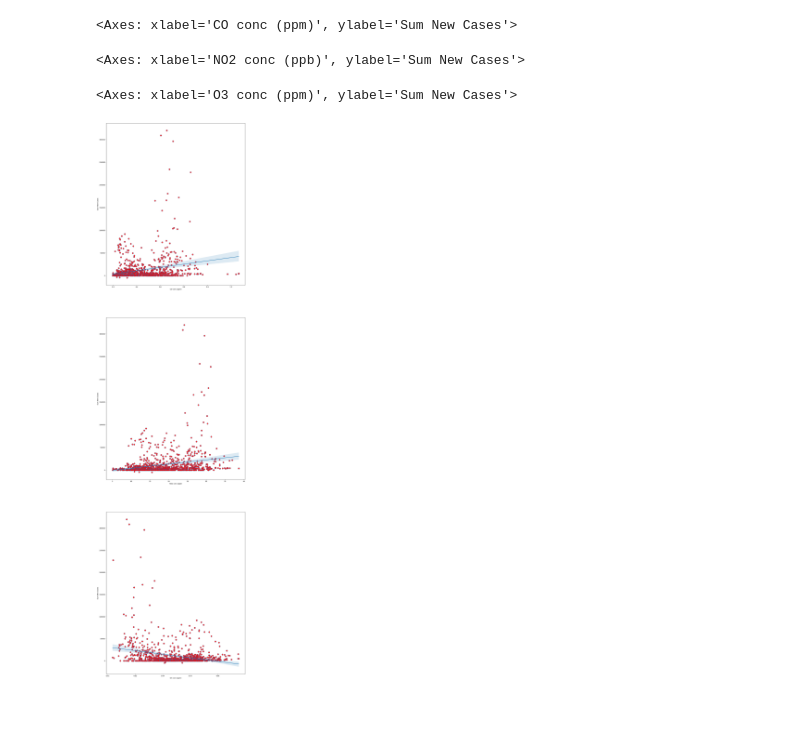
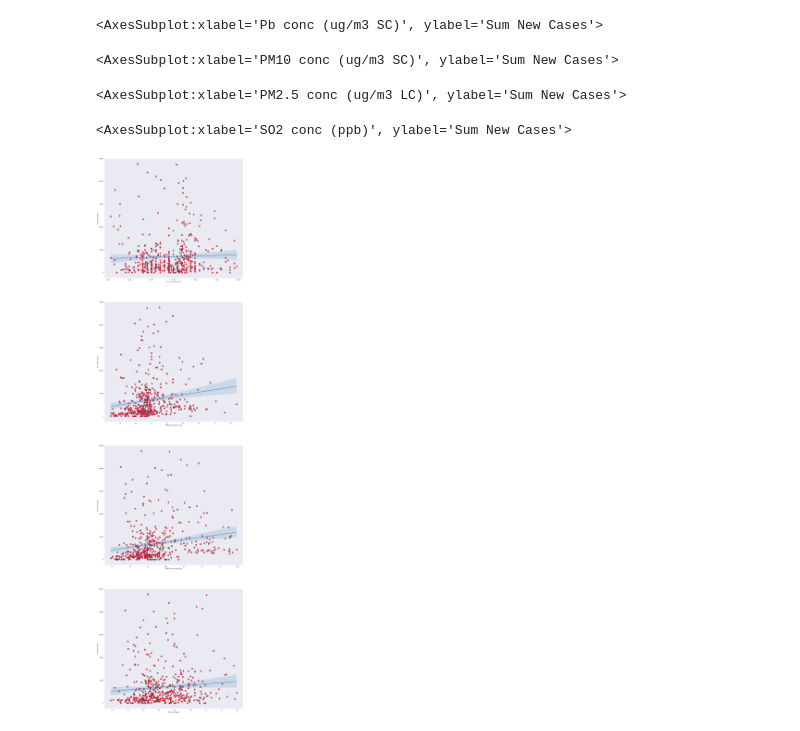
Before and after one commit to YSHebron/cs180-final-project, a Jupyter notebook: cs180-fp-2.ipynb, the cells around one changed output. Drawn from its saved outputs; the diff is of its cells as text; code cells hidden in the pictures.

Commit message:
feat: dataA and dataB merged, regression trial and error

```diff
--- a/cs180-fp-2.ipynb
+++ b/cs180-fp-2.ipynb
@@ -204,8 +192,6 @@ B: Number of entries with null values: 0
 B: Number of entries: 1001
 # %%
 # Merging the two datasets (dataA & dataB)
-data = pd.concat([dataA, dataB], axis=1)
-data.drop(data.columns[[3,4,5,6,7]], axis=1, inplace=True)
-#data = data[data['Sum New Cases'] <= 100000]
-data
+data = dataA.merge(dataB, left_index=True, right_index=True)
+data.head()
 # %% [output]
@@ -225,0 +205,26 @@ data
+# %%
+import matplotlib.pyplot as plt
+%matplotlib inline
+
+# GENERATE SCATTERPLOTS FOR EDUCATED GUESSES OF WHAT COLUMNS TO USE
+# DYNAMIC PRUNING
+# IDEA: We focus on ambient level of pollutants and ignore sudden spikes in COVID-19 case data (i.e. data dumps).
+# We also remove Dates where there are no new infections as their volume skews the data alot.
+data = data[(data['Sum New Cases'] <= 50000) & (data['Sum New Cases'] > 0)]
+data = data[data['CO conc (ppm)'] <= 1.0]
+# # data = data[data['NO2 conc (ppb)'] ]
+data = data[data['O3 conc (ppm)'] > 0.035]
+data = data[data['Pb conc (ug/m3 SC)'] < 0.03]
+data = data[data['PM10 conc (ug/m3 SC)'] < 100]
+data = data[data['PM2.5 conc (ug/m3 LC)'] < 20]
+data = data[data['SO2 conc (ppb)'] < 2.0]
+
+for label in data.columns:
+    if label in ['Sum New Cases', 'Total Cases']: continue
+    sns.set_style('dark')
+    sns.relplot(x=label, y='Sum New Cases', data=data, height=3.8, aspect=1.8, kind='scatter')
+
+print("Number of entries remaining after pruning:", data.shape[0])
+
+# DROP COLUMNS HERE
+data.drop(columns=['CO conc (ppm)', 'NO2 conc (ppb)', 'O3 conc (ppm)'], axis=1, inplace=True)
@@ -226,18 +245,17 @@ data
 # %%
-import matplotlib.pyplot as plt
-
-fig, axs = plt.subplots(nrows=len(data.columns)-1, ncols=1, figsize=(16,64))
+fig, axs = plt.subplots(nrows=len(data.columns)-2, ncols=1, figsize=(16,64))
 
 i = 0
 for label in data.columns:
-    if label == "Sum New Cases": continue
+    if label in ["Sum New Cases", "Total Cases"]: continue
     sns.regplot(x=label, y='Sum New Cases', data=data, ci=95, scatter_kws={'s':100, 'facecolor':'red'}, ax=axs[i])
     i += 1
 # %% [output]
-<Axes: xlabel='CO conc (ppm)', ylabel='Sum New Cases'>
+<AxesSubplot:xlabel='Pb conc (ug/m3 SC)', ylabel='Sum New Cases'>
-<Axes: xlabel='NO2 conc (ppb)', ylabel='Sum New Cases'>
+<AxesSubplot:xlabel='PM10 conc (ug/m3 SC)', ylabel='Sum New Cases'>
-<Axes: xlabel='O3 conc (ppm)', ylabel='Sum New Cases'>
+<AxesSubplot:xlabel='PM2.5 conc (ug/m3 LC)', ylabel='Sum New Cases'>
+<AxesSubplot:xlabel='SO2 conc (ppb)', ylabel='Sum New Cases'>
-[figure, old version]
+[figure, new version]
 # %%
 # Linear Regression
 # PREPARE FEATURES AND TARGET DATA
```
Also changed, not shown: parts of 14 cells of this notebook, 1 other file.
